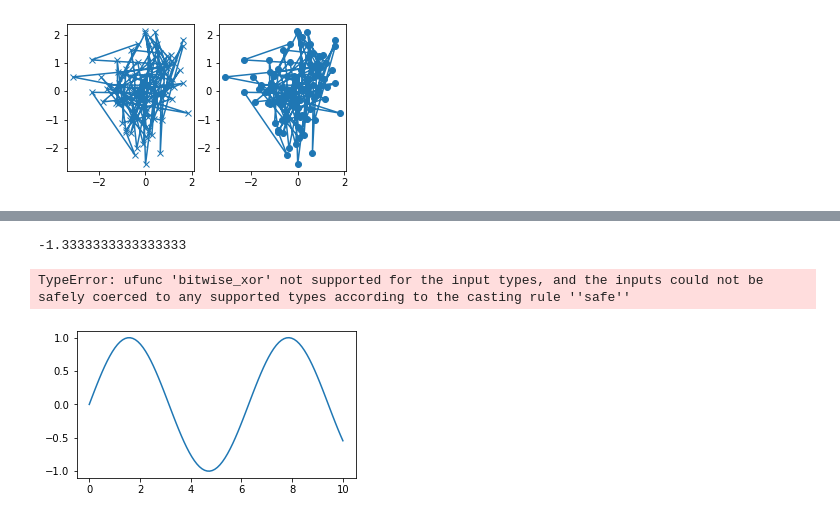
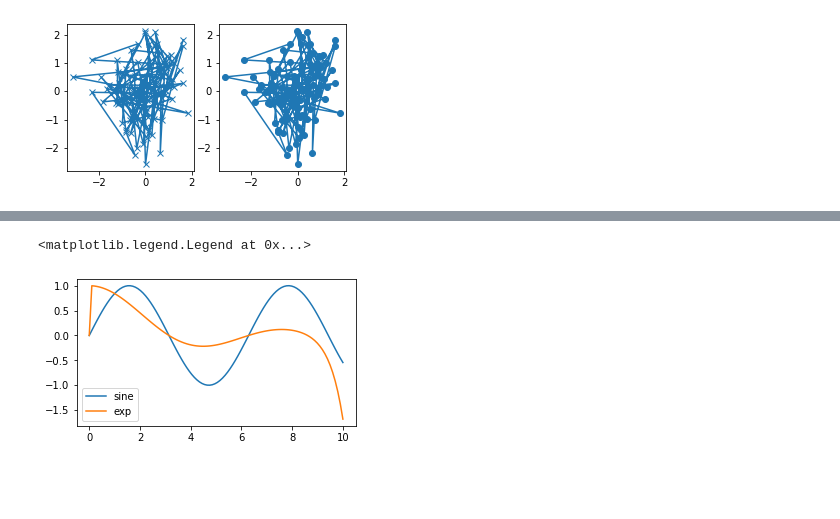
Before and after one commit to Anurag-V251/Pyhton, a Jupyter notebook: Matplot lib/Untitled.ipynb, the cells around one changed output, grey strips where cells are left out. Drawn from its saved outputs; the diff is of its cells as text; code cells hidden in the pictures; blank space fills up the shorter version.

```diff
--- a/Matplot lib/Untitled.ipynb
+++ b/Matplot lib/Untitled.ipynb
@@ -91,21 +101,38 @@ ax.plot(x,np.cos(x)+np.cos(3*x)+np.cos(5*x),label='sine',ls ='--')
 # %%
 x = np.linspace(0,10,100)
 fig,ax = plt.subplots(figsize=(5,2.7))
 ax.plot(x,np.sin(x),label='sine')
 
-#function
-def exapansion(y,end):
-    n =1
-    array = []
+
+
+def summation(x,end):
     sum = 0
-    while(n<=end):
-        sum = sum +(((-1)^n+1)*((y)^(2*n-1)))/(np.math.factorial(2*n-1))
-        n=n+1
+    n = 1
+    if(x==0):
+        return 0
+    else:
+        while(n<=end):
+            sum = sum + (((-1)**(n+1))*(x**(2*(n-1))))/np.math.factorial(2*n-1)
+            n = n+1
     return sum
-z = 1
-print(exapansion(z,2))
-ax.plot(x,exapansion(x,3),label='expansion')
+# summation(0,1)
+# def sum(x,end):
+#     i = 0
+#     sum = 0
+#     while(i<end):
+#         sum = sum + x**(i)
+#         i = i+1
+#         print(sum)
+#     return sum
+# print(sum(1,3))
+def my_function(end):
+    data =[]
+    for i in x:
+        data.append(summation(i,end))
+    return data
+data1 = my_function(10)
+ax.plot(x,data1,label='exp')
+ax.legend()
 # %% [output]
--1.3333333333333333
+<matplotlib.legend.Legend at 0x...>
-TypeError: ufunc 'bitwise_xor' not supported for the input types, and the inputs could not be safely coerced to any supported types according to the casting rule ''safe''
-[figure, old version]
+[figure, new version]
```
Also changed, not shown: parts of 5 cells of this notebook.
